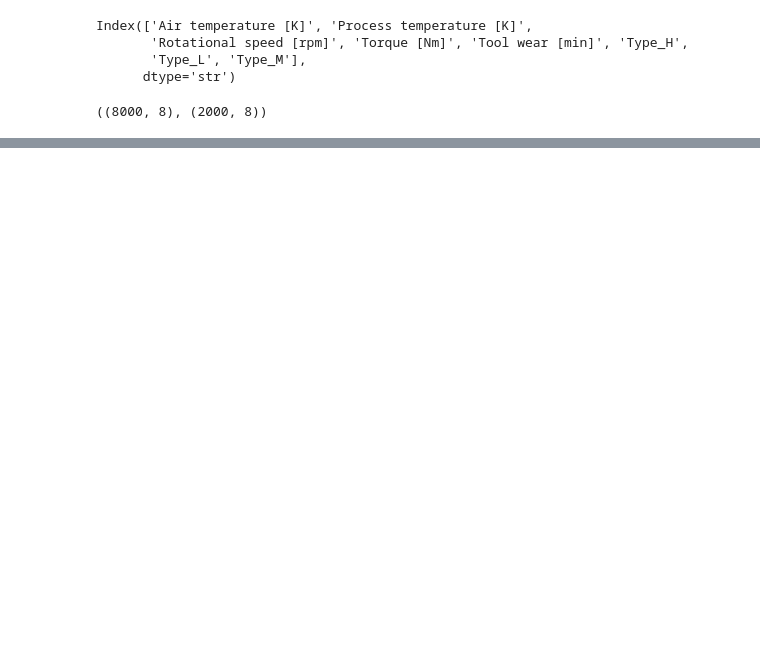
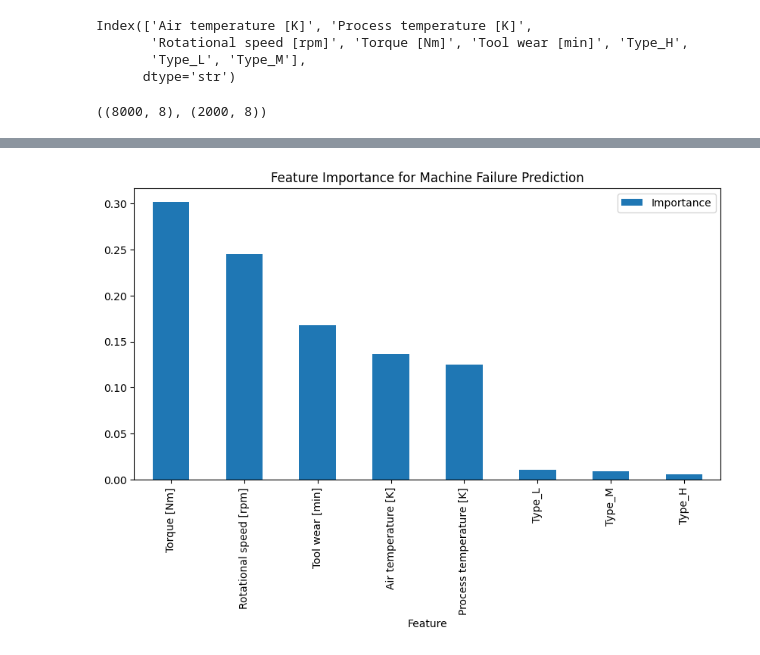
Before and after one commit to venkat-2608/predictive-maintenance-intelligence, a Jupyter notebook: notebooks/exploration.ipynb, the cells around one changed output, grey strips where cells are left out. Cells and saved outputs as stored; diff of their text form; code cells hidden in the pictures; blank space fills up the shorter version.

Commit message:
implemented baseline models and feature importance analysis

```diff
--- a/notebooks/exploration.ipynb
+++ b/notebooks/exploration.ipynb
@@ -131,0 +163,6 @@ X_train.shape, X_test.shape
+# %%
+from sklearn.linear_model import LogisticRegression
+
+model = LogisticRegression(max_iter=1000, class_weight="balanced")
+
+model.fit(X_train, y_train)
@@ -131,0 +184,9 @@ X_train.shape, X_test.shape
+# %%
+from sklearn.ensemble import RandomForestClassifier
+
+rf_model = RandomForestClassifier(
+    n_estimators=200,
+    random_state=42
+)
+
+rf_model.fit(X_train, y_train)
@@ -131,0 +208,18 @@ X_train.shape, X_test.shape
+# %%
+import pandas as pd
+
+importance = rf_model.feature_importances_
+
+features = X.columns
+
+feature_importance = pd.DataFrame({
+    "Feature": features,
+    "Importance": importance
+})
+
+feature_importance = feature_importance.sort_values(
+    by="Importance",
+    ascending=False
+)
+
+feature_importance
@@ -131,0 +236,14 @@ X_train.shape, X_test.shape
+# %%
+import matplotlib.pyplot as plt
+
+feature_importance.plot(
+    x="Feature",
+    y="Importance",
+    kind="bar",
+    figsize=(10,5)
+)
+
+plt.title("Feature Importance for Machine Failure Prediction")
+plt.show()
+# %% [output]
+[figure, added]
```
Also changed, not shown: parts of 11 cells of this notebook.
